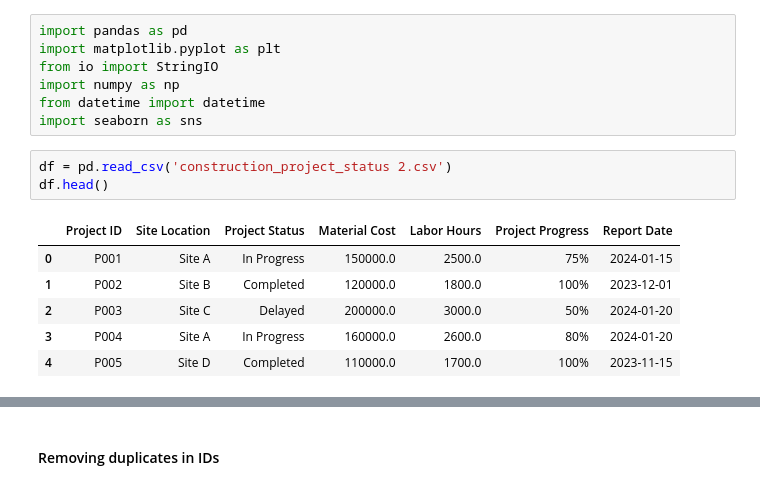
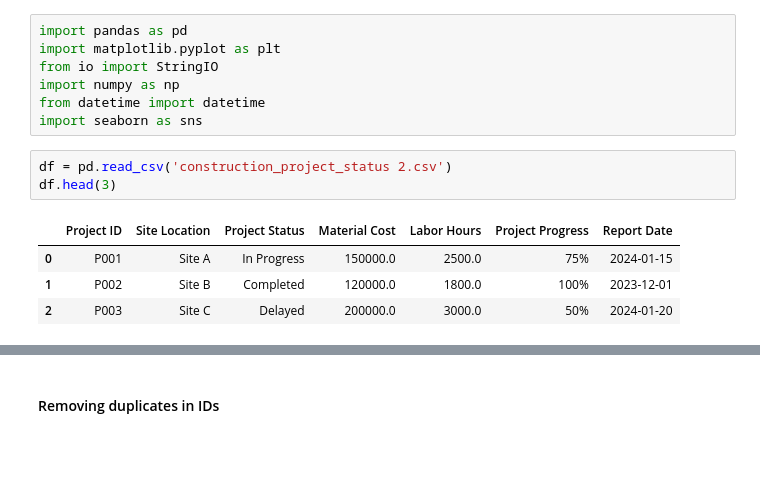
Before and after one commit to Chi-Matty/Construction-Project-Analytics-Reporting-Automation, a Jupyter notebook: construction_june.ipynb, the cells around one changed output, grey strips where cells are left out. Drawn from its saved outputs; the diff is of its cells as text; blank space fills up the shorter version.

```diff
--- a/construction_june.ipynb
+++ b/construction_june.ipynb
@@ -7,11 +7,9 @@ from datetime import datetime
 import seaborn as sns
 # %%
 df = pd.read_csv('construction_project_status 2.csv')
-df.head()
+df.head(3)
 # %% [output]
 |  | Project ID | Site Location | Project Status | Material Cost | Labor Hours | Project Progress | Report Date |
 | 0 | P001 | Site A | In Progress | 150000.0 | 2500.0 | 75% | 2024-01-15 |
 | 1 | P002 | Site B | Completed | 120000.0 | 1800.0 | 100% | 2023-12-01 |
 | 2 | P003 | Site C | Delayed | 200000.0 | 3000.0 | 50% | 2024-01-20 |
-| 3 | P004 | Site A | In Progress | 160000.0 | 2600.0 | 80% | 2024-01-20 |
-| 4 | P005 | Site D | Completed | 110000.0 | 1700.0 | 100% | 2023-11-15 |
```
Also changed, not shown: parts of 17 cells of this notebook.
